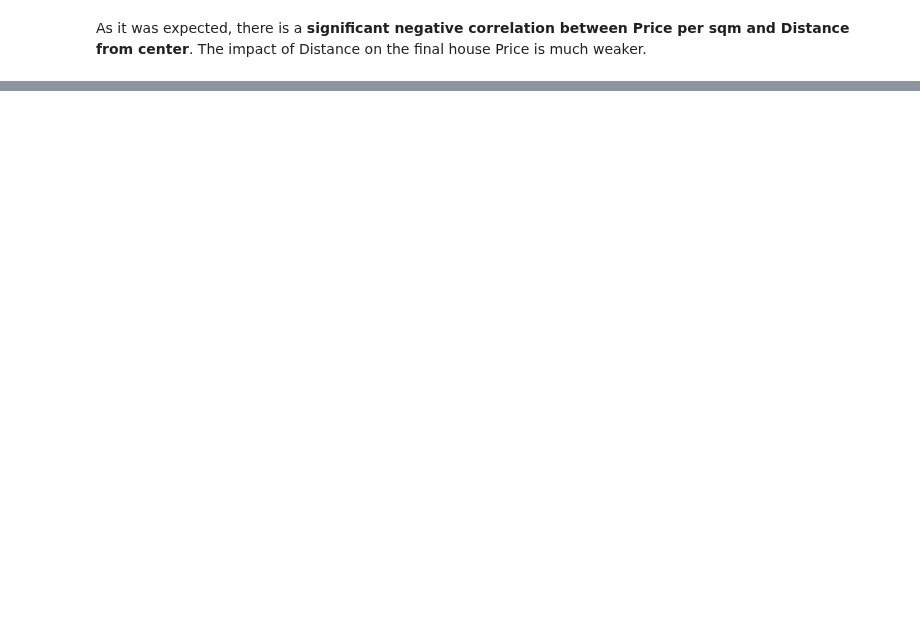
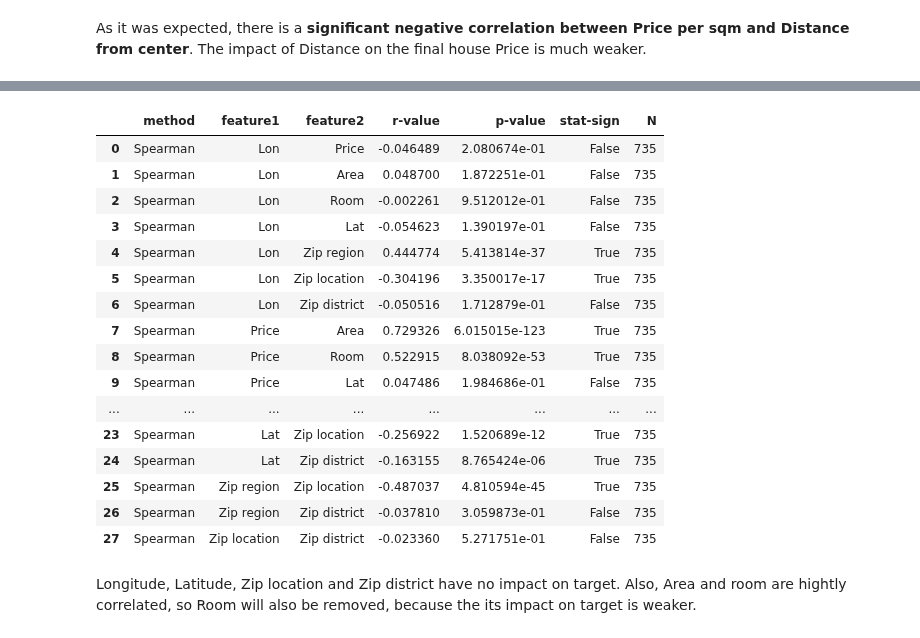
Before and after one commit to nadiia-duiunova/House_price, a Jupyter notebook: Stat inference.ipynb, the cells around one changed output, grey strips where cells are left out. Saved outputs shown, nothing was run; the diff lists cells and outputs as text; code cells hidden in the pictures; blank space fills up the shorter version.

```diff
--- a/Stat inference.ipynb
+++ b/Stat inference.ipynb
@@ -463,0 +481,3 @@ Let's create an initial model and measure the benchmark accuracy. The model will
+# %%
+# 1. remove extra or unimportant columns
+initial_data = data.drop(columns=['Address', 'Price per sqm', 'Distance from center, m'])
@@ -463,0 +535,11 @@ Let's create an initial model and measure the benchmark accuracy. The model will
+# %%
+# set data info for the rest of zip features
+
+data_info.loc['Zip region', 'data_type'] = 'descrete'
+data_info.loc['Zip location', 'data_type'] = 'descrete'
+data_info.loc['Zip district', 'data_type'] = 'descrete'
+data_info.loc['Zip region', 'missing values'] = 0
+data_info.loc['Zip location', 'missing values'] = 0
+data_info.loc['Zip district', 'missing values'] = 0
+data_info
+normality_check(initial_data, data_info, ['Zip region', 'Zip location', 'Zip district'])
@@ -463,0 +560,23 @@ Let's create an initial model and measure the benchmark accuracy. The model will
+# %%
+correlations_df = custom_corr(initial_data, data_info, features=['Price', 'Area', 'Room', 'Lon', 'Lat', 'Zip region', 'Zip location', 'Zip district'])
+correlations_df
+# %% [output]
+|  | method | feature1 | feature2 | r-value | p-value | stat-sign | N |
+| 0 | Spearman | Lon | Price | -0.046489 | 2.080674e-01 | False | 735 |
+| 1 | Spearman | Lon | Area | 0.048700 | 1.872251e-01 | False | 735 |
+| 2 | Spearman | Lon | Room | -0.002261 | 9.512012e-01 | False | 735 |
+| 3 | Spearman | Lon | Lat | -0.054623 | 1.390197e-01 | False | 735 |
+| 4 | Spearman | Lon | Zip region | 0.444774 | 5.413814e-37 | True | 735 |
+| 5 | Spearman | Lon | Zip location | -0.304196 | 3.350017e-17 | True | 735 |
+| 6 | Spearman | Lon | Zip district | -0.050516 | 1.712879e-01 | False | 735 |
+| 7 | Spearman | Price | Area | 0.729326 | 6.015015e-123 | True | 735 |
+| 8 | Spearman | Price | Room | 0.522915 | 8.038092e-53 | True | 735 |
+| 9 | Spearman | Price | Lat | 0.047486 | 1.984686e-01 | False | 735 |
+| ... | ... | ... | ... | ... | ... | ... | ... |
+| 23 | Spearman | Lat | Zip location | -0.256922 | 1.520689e-12 | True | 735 |
+| 24 | Spearman | Lat | Zip district | -0.163155 | 8.765424e-06 | True | 735 |
+| 25 | Spearman | Zip region | Zip location | -0.487037 | 4.810594e-45 | True | 735 |
+| 26 | Spearman | Zip region | Zip district | -0.037810 | 3.059873e-01 | False | 735 |
+| 27 | Spearman | Zip location | Zip district | -0.023360 | 5.271751e-01 | False | 735 |
+# %% [markdown]
+Longitude, Latitude, Zip location and Zip district have no impact on target. Also, Area and room are hightly correlated, so Room will also be removed, because the its impact on target is weaker.
```
Also changed, not shown: parts of 22 cells of this notebook.
